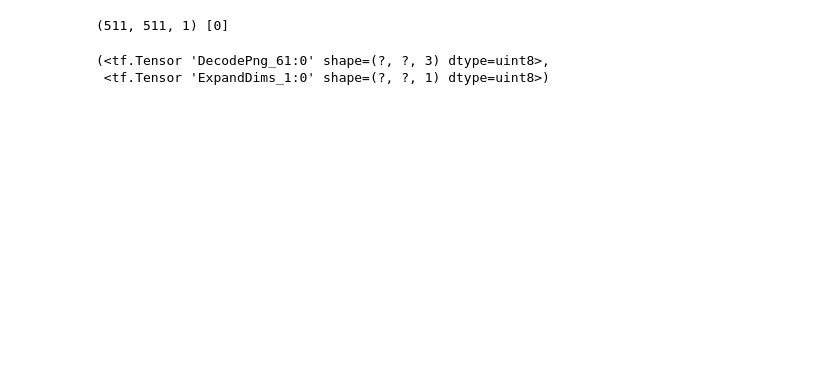
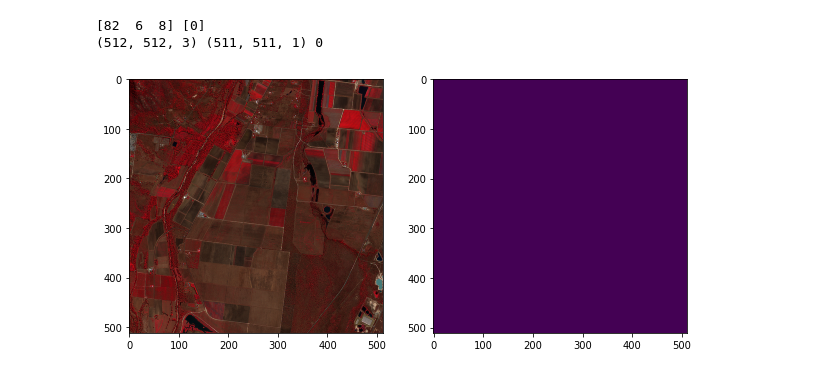
Before and after one commit to Phoebe0222/datathon, a Jupyter notebook: data-process/UNET.ipynb, the cells around one changed output. Saved outputs shown, nothing was run; the diff lists cells and outputs as text; code cells hidden in the pictures; blank space fills up the shorter version.

```diff
--- a/data-process/UNET.ipynb
+++ b/data-process/UNET.ipynb
@@ -150,19 +132,30 @@ def _process_pathnames(fname, label_path):
 # %%
+# reading one file and see
+fname=x_train_filenames[0]
+label_path = y_train_filenames[0]
+
 img_str = tf.read_file(fname)
 img = tf.image.decode_png(img_str, channels=3)
-#print(img.shape)
 
-
-label_img_str=tf.read_file(label_path)
-label_img=tf.image.decode_png(label_img_str)
+label_str=tf.read_file(label_path)
+label=tf.image.decode_png(label_str)
 
 with tf.Session() as sess:
-    img = sess.run(label_img)
-    print(img.shape, img[510][510])
+    img = sess.run(img)
+    label = sess.run(label)
+
+    print(img[0,0],label[0,0])
+    print(img.shape, label.shape, np.sum(label))
+
+    plt.figure(figsize=(10, 10))
+
+    plt.subplot(1, 2, 1)
+    plt.imshow(img)
+
+    plt.subplot(1, 2, 2)
+    plt.imshow(label[:,:,0])
+    plt.show()
 # %% [output]
-(511, 511, 1) [0]
+[82  6  8] [0]
+(512, 512, 3) (511, 511, 1) 0
+[figure, added]
-# %%
-_process_pathnames(fname, label_path)
-# %% [output]
-(<tf.Tensor 'DecodePng_61:0' shape=(?, ?, 3) dtype=uint8>,
- <tf.Tensor 'ExpandDims_1:0' shape=(?, ?, 1) dtype=uint8>)
```
Also changed, not shown: parts of 15 cells of this notebook.
